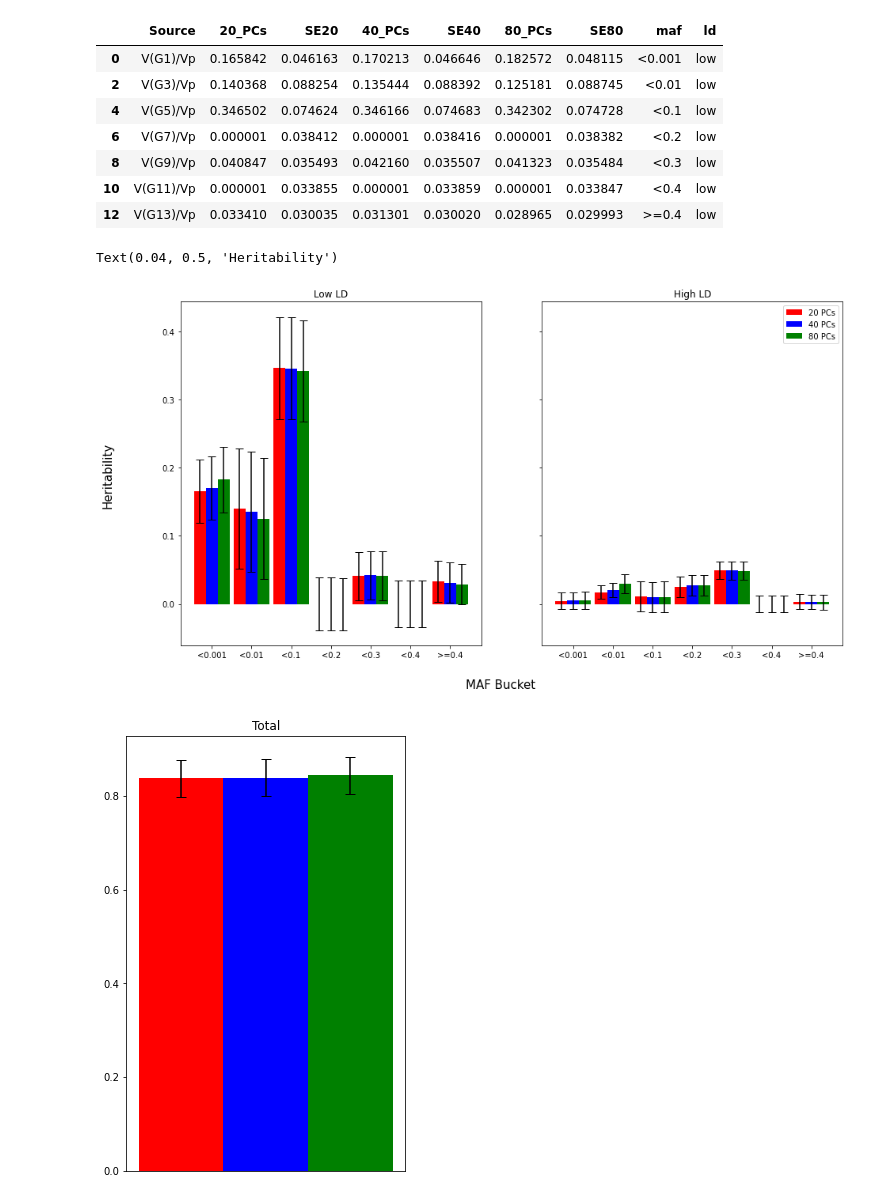
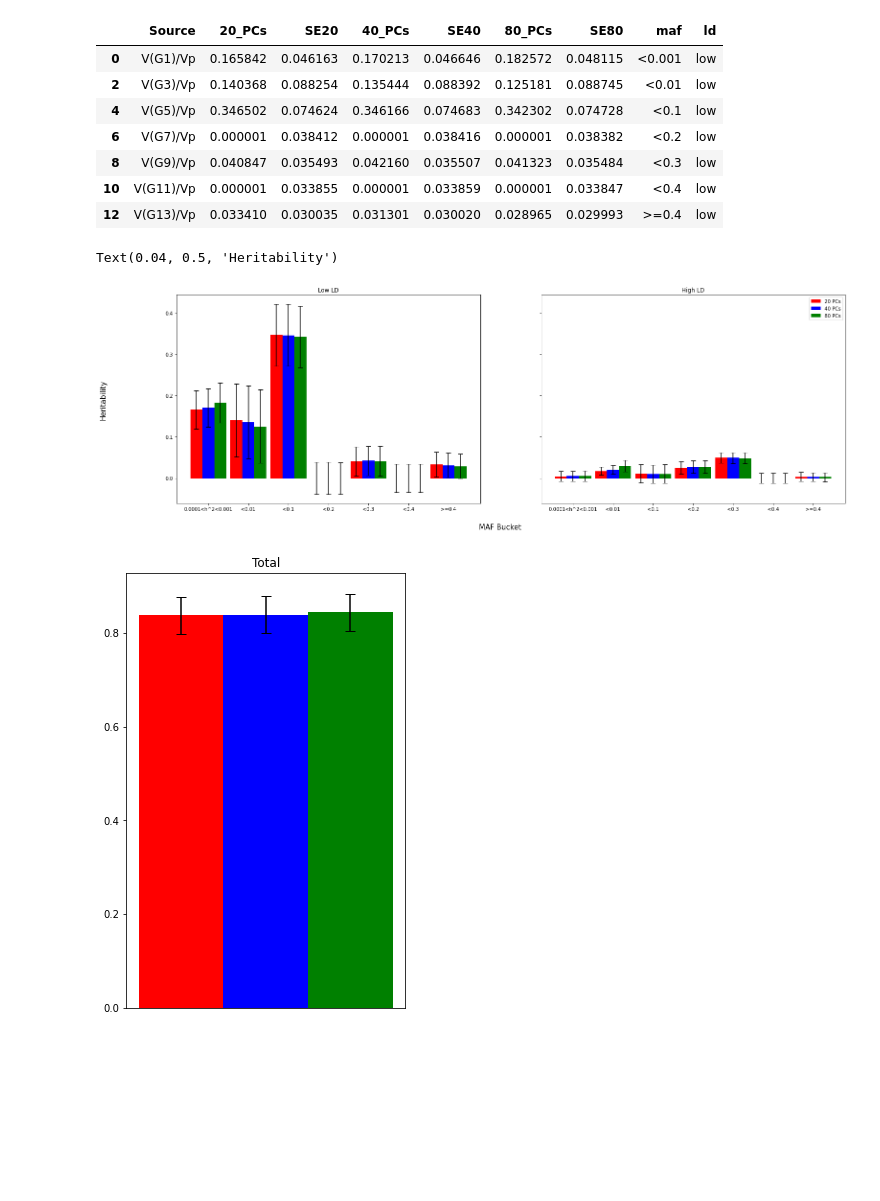
Before and after one commit to dvitale199/rare_variants, a Jupyter notebook: rare_variant_analysis.ipynb, the cells around one changed output. Drawn from its saved outputs; the diff is of its cells as text; code cells hidden in the pictures; blank space fills up the shorter version.

```diff
--- a/rare_variant_analysis.ipynb
+++ b/rare_variant_analysis.ipynb
@@ -466,5 +428,6 @@ total_counts_df
 # %%
-with open('_script2.swarm', 'w') as f:
+# extract maf bins and calculate ld across each maf bin
+with open('_extract_maf_and_ld_score.swarm', 'w') as f:
     for chrnum in range(1,23):
 #         pfile = f'{wgsfolder}/pd.june2019.chr{chrnum}.sqc'
         pfile = f'{wgsfolder}/pd.june2019.chr{chrnum}.freeze9.sqc'
@@ -852,9 +680,9 @@ Executing: gcta --mgrm multi_GRMs.mafbin7.ldbin2.txt --make-grm --out freq.mafbi
 # %%
-# # now fire off jobs in a loop like gridsearch
-# #
-# param_grid = {'--reml-inv-mtd': [None, 3, 4],
-#               '--reml-alg': [0, 1, 2]
-#              }
+# now fire off jobs in a loop like gridsearch
+#
+param_grid = {'--reml-inv-mtd': [None, 3, 4],
+              '--reml-alg': [0, 1, 2]
+             }
 # %%
 # # --reml-no-constrain\
 
@@ -894,7 +722,7 @@ Executing: gcta --mgrm multi_GRMs.mafbin7.ldbin2.txt --make-grm --out freq.mafbi
 # %%
-# with open('reml_gridsearch.swarm', 'w') as f:
-#     for cmd in reml_gridsearch_cmds:
-#         f.write(f'{cmd}\n')
+with open('reml_gridsearch.swarm', 'w') as f:
+    for cmd in reml_gridsearch_cmds:
+        f.write(f'{cmd}\n')
 # %%
 # !swarm -f reml_gridsearch.swarm --time=80:00:00 -g 64 -t 64 --logdir swarm --module GCTA --partition=norm
 # %% [output]
@@ -1060,81 +862,36 @@ low
 barWidth = 0.3
 r1 = np.arange(len(low.maf))
 r2 = [x + barWidth for x in r1]
 r3 = [x + barWidth for x in r2]
 u = low['maf']
 x = np.arange(len(u))
 
 # fig, (ax1, ax2, ax3) = plt.subplots(ncols=3, sharey=True, sharex=False)
 fig, (ax1, ax2) = plt.subplots(ncols=2, sharey=True, sharex=False)
 fig.set_figheight(8)
-fig.set_figwidth(15)
+fig.set_figwidth(25)
 
 
 low1 = ax1.bar(r1, low['20_PCs'], width = barWidth, yerr=low['SE20'], capsize=5, color='red')
 low2 = ax1.bar(r2, low['40_PCs'], width = barWidth, yerr=low['SE40'], capsize=5, color='blue')
 low3 = ax1.bar(r3, low['80_PCs'], width = barWidth, yerr=low['SE80'], capsize=5, color='green')
 ax1.title.set_text('Low LD')
 
 
 high1 = ax2.bar(r1, high['20_PCs'], width = barWidth, yerr=high['SE20'], capsize=5, color='red')
 high2 = ax2.bar(r2, high['40_PCs'], width = barWidth, yerr=high['SE40'], capsize=5, color='blue')
 high3 = ax2.bar(r3, high['80_PCs'], width = barWidth, yerr=high['SE80'], capsize=5, color='green')
 ax2.title.set_text('High LD')
 
-maf_cutoffs = ['<0.001', '<0.01', '<0.1', '<0.2', '<0.3', '<0.4', '>=0.4']
+maf_cutoffs = ['0.0001<h^2<0.001', '<0.01', '<0.1', '<0.2', '<0.3', '<0.4', '>=0.4']
 xtick_locs = [0.3, 1.3, 2.3, 3.3, 4.3, 5.3, 6.3]
 plt.legend(handles=[low1, low2, low3], labels=['20 PCs', '40 PCs', '80 PCs'], loc="upper right")
 plt.setp((ax1, ax2), xticks=xtick_locs, xticklabels=maf_cutoffs)
 fig.text(0.5, 0.04, 'MAF Bucket', va='center', ha='center', fontsize=15)
 fig.text(0.04, 0.5, 'Heritability', va='center', ha='center', rotation='vertical', fontsize=15)
-
-
-
-
-
-# barWidth = 0.3
-# r1 = np.arange(len(low.maf))
-# r2 = [x + barWidth for x in r1]
-# r3 = [x + barWidth for x in r2]
-# u = low['maf']
-# x = np.arange(len(u))
-
-# fig, (ax1, ax2) = plt.subplots(ncols=2, sharey=True, sharex=True)
-# fig.set_figheight(8)
-# fig.set_figwidth(15)
-
-
-# low1 = ax1.bar(r1, low['20_PCs'], width = barWidth, yerr=low['SE20'], capsize=5, color='red')
-# low2 = ax1.bar(r2, low['40_PCs'], width = barWidth, yerr=low['SE40'], capsize=5, color='blue')
-# low3 = ax1.bar(r3, low['80_PCs'], width = barWidth, yerr=low['SE80'], capsize=5, color='green')
-# ax1.title.set_text('Low LD')
-
-
-# high1 = ax2.bar(r1, high['20_PCs'], width = barWidth, yerr=high['SE20'], capsize=5, color='red')
-# high2 = ax2.bar(r2, high['40_PCs'], width = barWidth, yerr=high['SE40'], capsize=5, color='blue')
-# high3 = ax2.bar(r3, high['80_PCs'], width = barWidth, yerr=low['SE80'], capsize=5, color='green')
-# ax2.title.set_text('High LD')
-
-# plt.legend(handles=[low1, low2, low3], labels=['20 PCs', '40 PCs', '80 PCs'], loc="upper right")
-# plt.setp((ax1, ax2), xticks=[0.3, 1.3], xticklabels=['low', 'high'])
-# fig.text(0.5, 0.04, 'MAF Bucket', va='center', ha='center', fontsize=15)
-# fig.text(0.04, 0.5, 'Heritability', va='center', ha='center', rotation='vertical', fontsize=15)
-
-
-
-
-
-# fig, (ax1, ax2) = plt.subplots(ncols=2, sharey=True)
-# fig.set_figheight(8)
-# fig.set_figwidth(15)
-# sns.barplot(low.maf, low.Heritability, hue=low.PCs, ax=ax1)
-# ax1.title.set_text("Low LD")
-
-# sns.barplot(high.maf, high.Heritability, hue=high.PCs, ax=ax2)
-# ax2.title.set_text("High LD")
 # %% [output]
 Text(0.04, 0.5, 'Heritability')
-[figure, old version]
+[figure, new version]
 # %%
 #now plot total heritability separately
 fig2, ax = plt.subplots()
```
Also changed, not shown: parts of 49 cells of this notebook.
